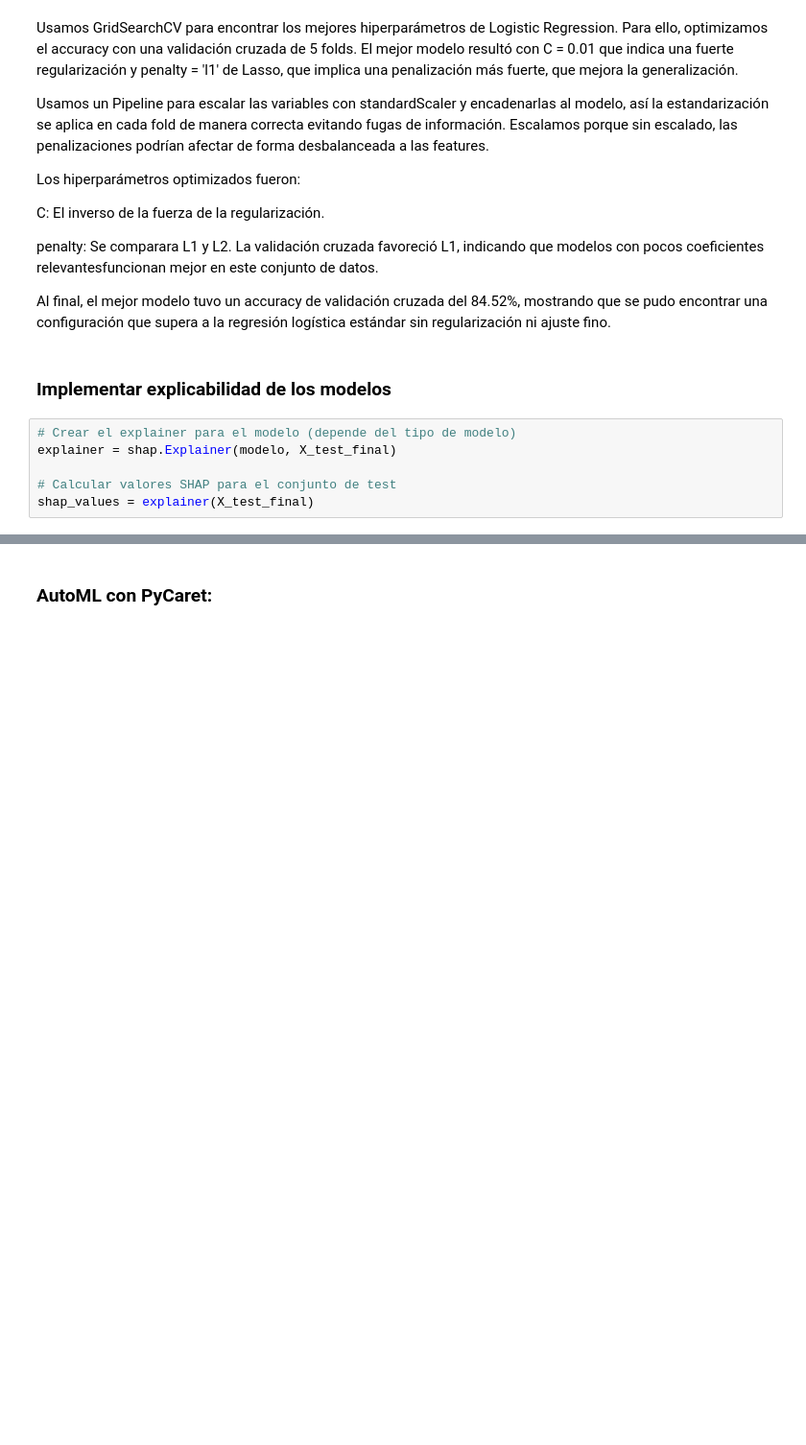
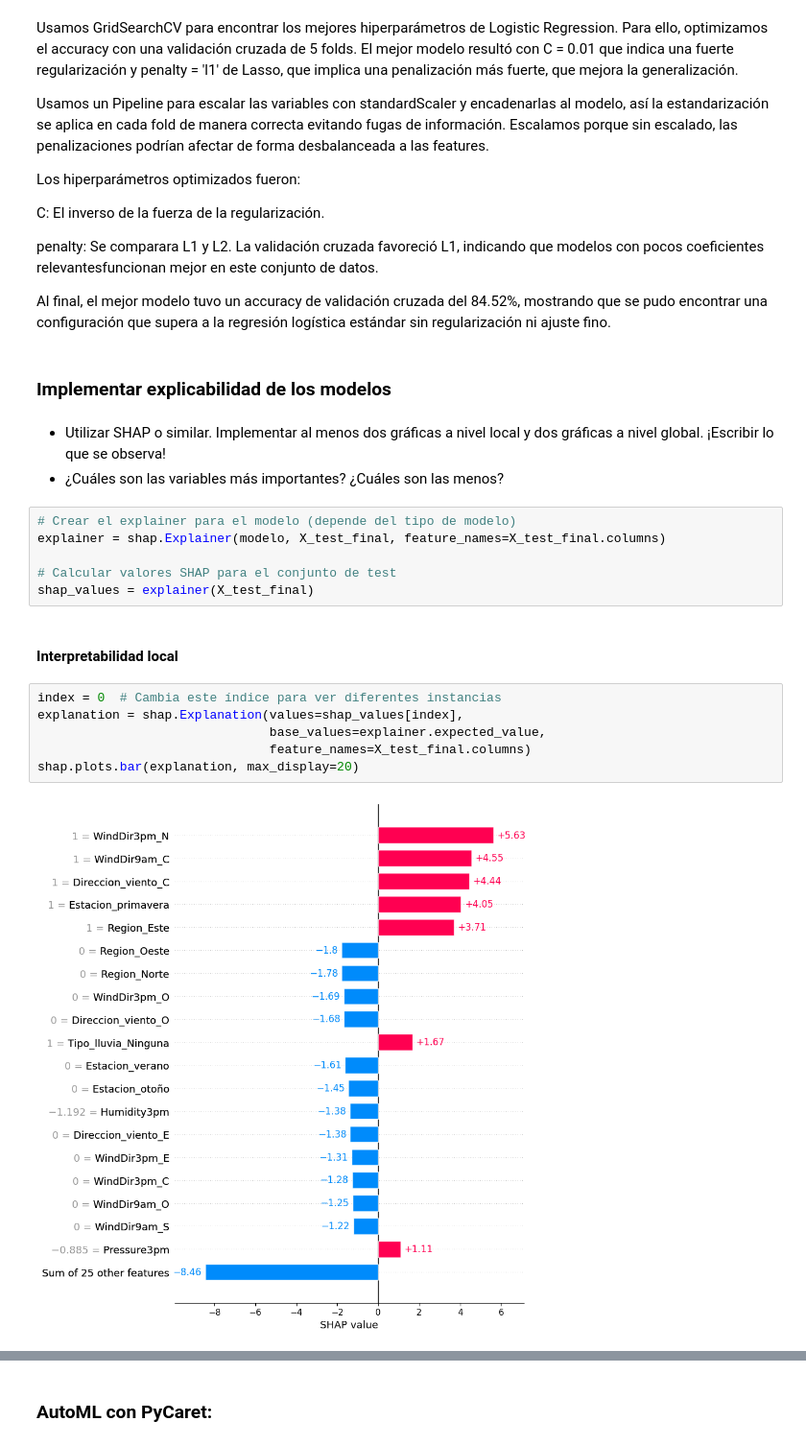
Before and after one commit to MariaCeli/AA1-TUIA-Celi-Grimaldi-Porcelli, a Jupyter notebook: TP-clasificacion-AA1.ipynb, the cells around one changed output, grey strips where cells are left out. Shown at 96% size. Cells and saved outputs as stored; diff of their text form; blank space fills up the shorter version.

```diff
--- a/TP-clasificacion-AA1.ipynb
+++ b/TP-clasificacion-AA1.ipynb
@@ -945,9 +930,22 @@ penalty: Se comparara L1  y L2. La validación cruzada favoreció L1, indicando
 Al final, el mejor modelo tuvo un accuracy de validación cruzada del 84.52%, mostrando que se pudo encontrar una configuración que supera a la regresión logística estándar sin regularización ni ajuste fino.
 # %% [markdown]
 ### Implementar explicabilidad de los modelos
+# %% [markdown]
+* Utilizar SHAP o similar. Implementar al menos dos gráficas a nivel local y dos gráficas a nivel global. ¡Escribir lo que se observa!
+* ¿Cuáles son las variables más importantes? ¿Cuáles son las menos?
 # %%
 # Crear el explainer para el modelo (depende del tipo de modelo)
-explainer = shap.Explainer(modelo, X_test_final)
+explainer = shap.Explainer(modelo, X_test_final, feature_names=X_test_final.columns)
 
 # Calcular valores SHAP para el conjunto de test
 shap_values = explainer(X_test_final)
+# %% [markdown]
+#### Interpretabilidad local
+# %%
+index = 0  # Cambia este índice para ver diferentes instancias
+explanation = shap.Explanation(values=shap_values[index],
+                               base_values=explainer.expected_value,
+                               feature_names=X_test_final.columns)
+shap.plots.bar(explanation, max_display=20)
+# %% [output]
+[figure, added]
```
Also changed, not shown: parts of 8 cells of this notebook.
